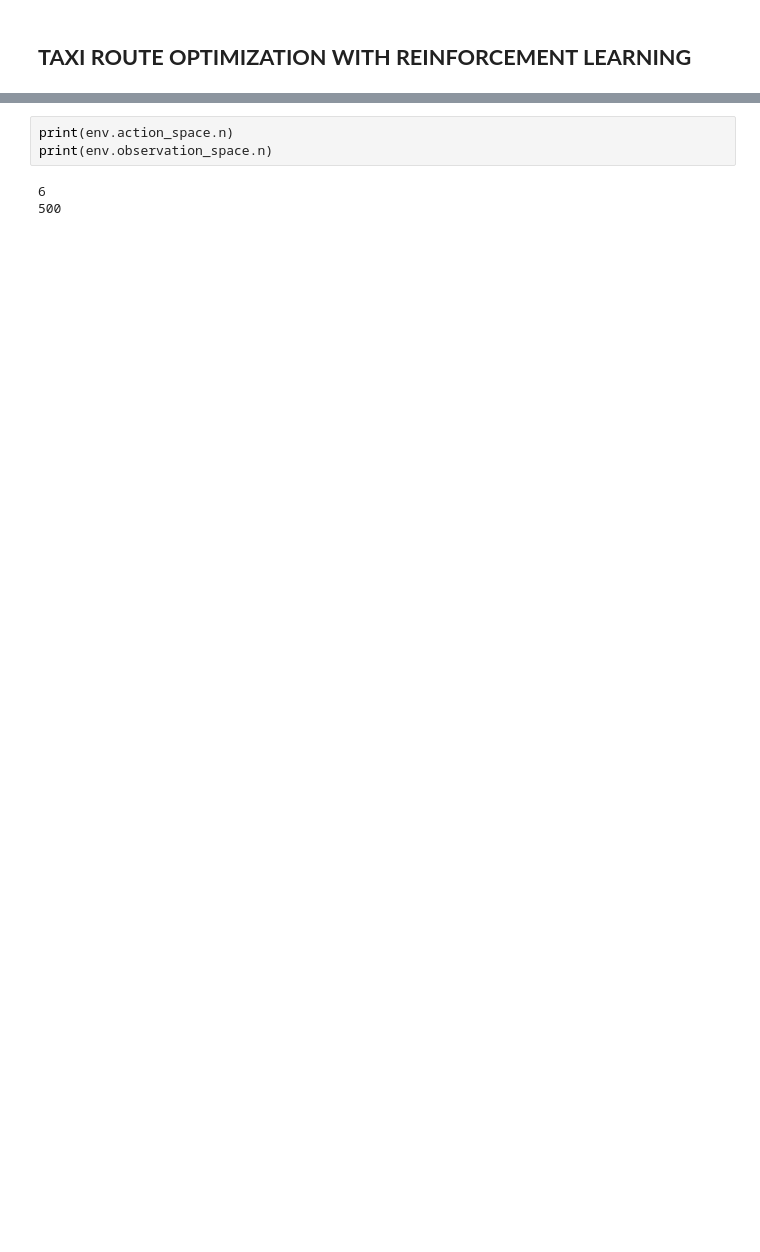
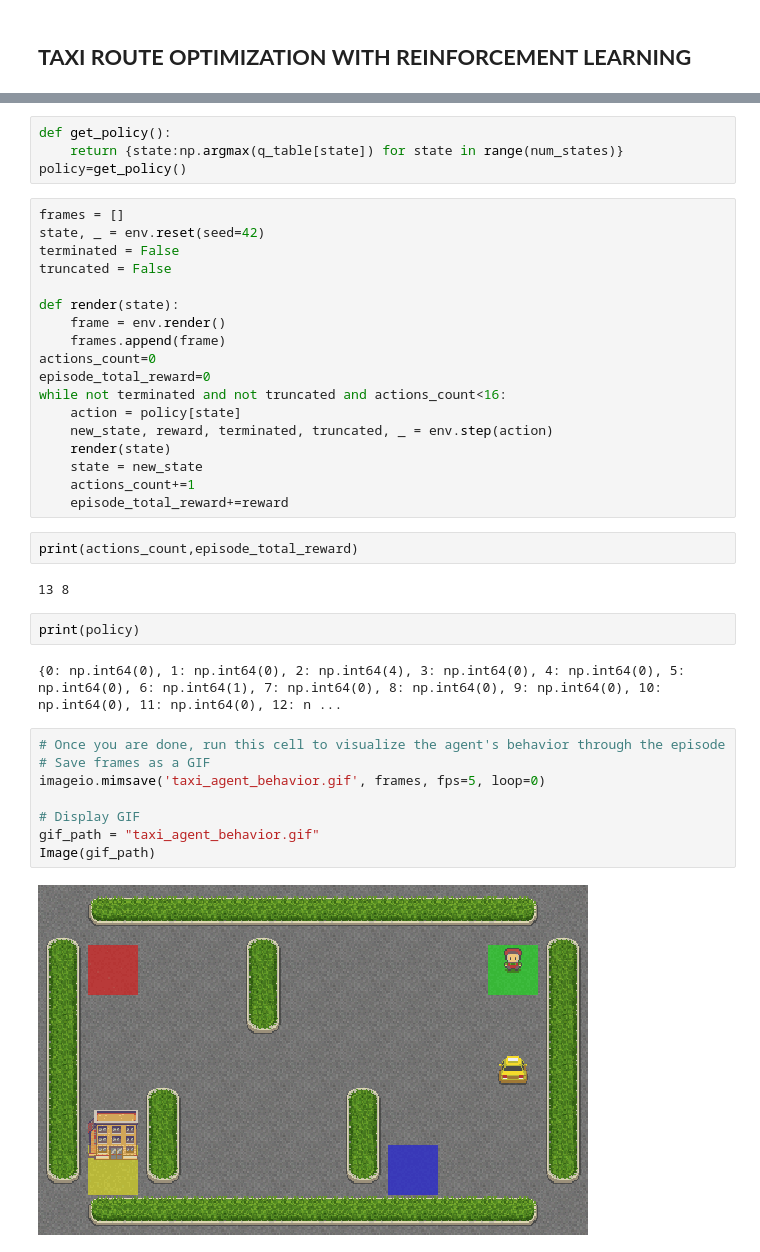
Before and after one commit to khanalasmit/reinforcement-learning, a Jupyter notebook: project/taxi_route_optimization.ipynb, the cells around one changed output, grey strips where cells are left out. Drawn from its saved outputs; the diff is of its cells as text; blank space fills up the shorter version.

Commit message:
completed the taxi route optimization in the gymnasium virtual encironment

```diff
--- a/project/taxi_route_optimization.ipynb
+++ b/project/taxi_route_optimization.ipynb
@@ -23,6 +65,40 @@ print(info)
 # %%
-print(env.action_space.n)
-print(env.observation_space.n)
+def get_policy():
+    return {state:np.argmax(q_table[state]) for state in range(num_states)}
+policy=get_policy()
-# %% [output]
-6
-500
+# %%
+frames = []
+state, _ = env.reset(seed=42)
+terminated = False
+truncated = False
+
+def render(state):
+    frame = env.render()
+    frames.append(frame)
+actions_count=0
+episode_total_reward=0
+while not terminated and not truncated and actions_count<16:
+    action = policy[state]
+    new_state, reward, terminated, truncated, _ = env.step(action)
+    render(state)
+    state = new_state
+    actions_count+=1
+    episode_total_reward+=reward
+# %%
+print(actions_count,episode_total_reward)
+# %% [output]
+13 8
+# %%
+print(policy)
+# %% [output]
+{0: np.int64(0), 1: np.int64(0), 2: np.int64(4), 3: np.int64(0), 4: np.int64(0), 5: np.int64(0), 6: np.int64(1), 7: np.int64(0), 8: np.int64(0), 9: np.int64(0), 10: np.int64(0), 11: np.int64(0), 12: n ...
+# %%
+# Once you are done, run this cell to visualize the agent's behavior through the episode
+# Save frames as a GIF
+imageio.mimsave('taxi_agent_behavior.gif', frames, fps=5, loop=0)
+
+# Display GIF
+gif_path = "taxi_agent_behavior.gif"
+Image(gif_path)
+# %% [output]
+[figure, added]
```
Also changed, not shown: parts of 5 cells of this notebook, 1 other file.
